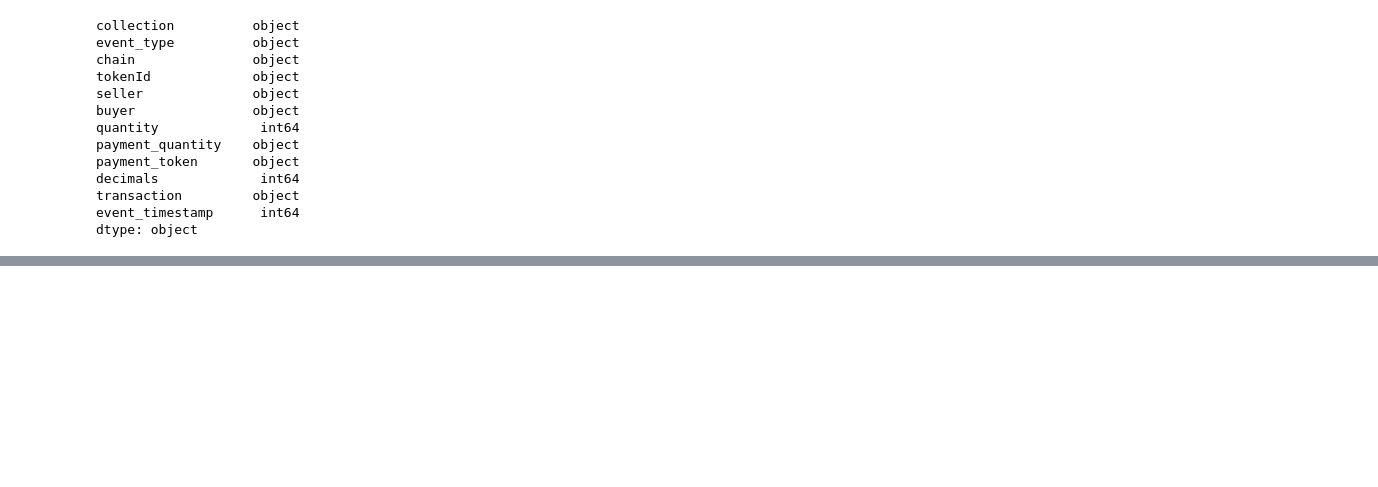
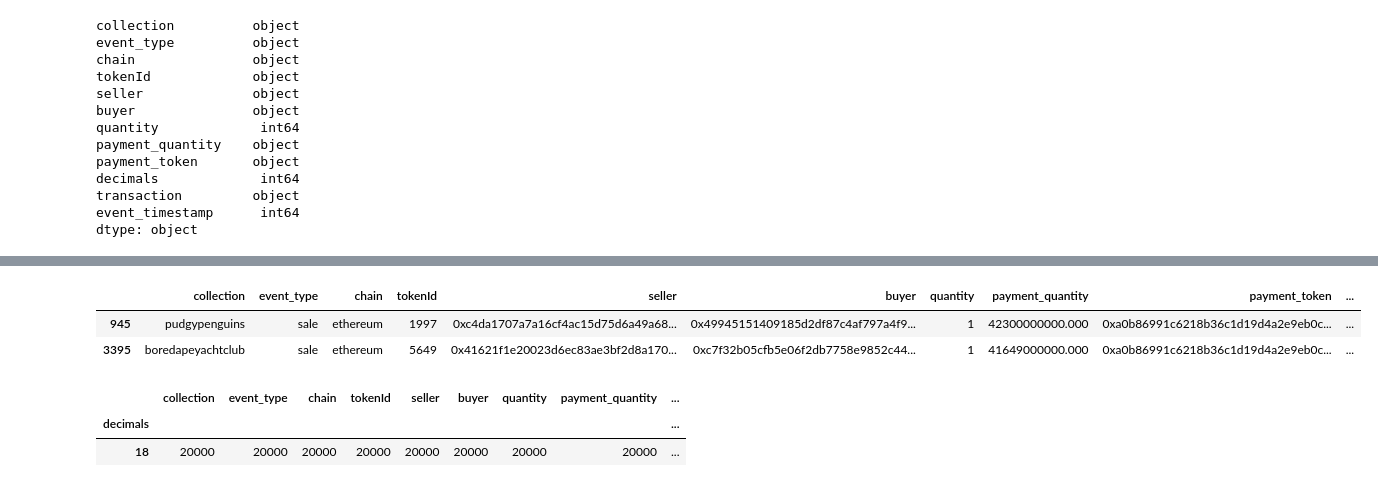
Before and after one commit to kanhnguyxn/DA, a Jupyter notebook: xuly.ipynb, the cells around one changed output, grey strips where cells are left out. Cells and saved outputs as stored; diff of their text form; code cells hidden in the pictures; blank space fills up the shorter version.

```diff
--- a/xuly.ipynb
+++ b/xuly.ipynb
@@ -210,0 +223,14 @@ print(collection)
+# %%
+df_data[df_data['decimals']==6]
+# %% [output]
+|  | collection | event_type | chain | tokenId | seller | buyer | quantity | payment_quantity | payment_token | ... |
+| 945 | pudgypenguins | sale | ethereum | 1997 | 0xc4da1707a7a16cf4ac15d75d6a49a68... | 0x49945151409185d2df87c4af797a4f9... | 1 | 42300000000.000 | 0xa0b86991c6218b36c1d19d4a2e9eb0c... | ... |
+| 3395 | boredapeyachtclub | sale | ethereum | 5649 | 0x41621f1e20023d6ec83ae3bf2d8a170... | 0xc7f32b05cfb5e06f2db7758e9852c44... | 1 | 41649000000.000 | 0xa0b86991c6218b36c1d19d4a2e9eb0c... | ... |
+# %%
+# chuyển decimal thành 18
+df_data['decimals'] = df_data['decimals'].apply(lambda x: 18 if x == 6 else x)
+df_data.groupby('decimals').count()
+# %% [output]
+|  | collection | event_type | chain | tokenId | seller | buyer | quantity | payment_quantity | ... |
+| decimals |  |  |  |  |  |  |  |  | ... |
+| 18 | 20000 | 20000 | 20000 | 20000 | 20000 | 20000 | 20000 | 20000 | ... |
```
Also changed, not shown: parts of 22 cells of this notebook, 4 other files.
